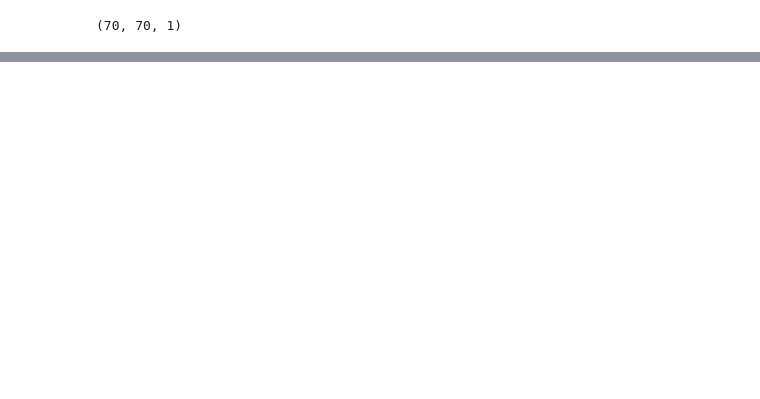
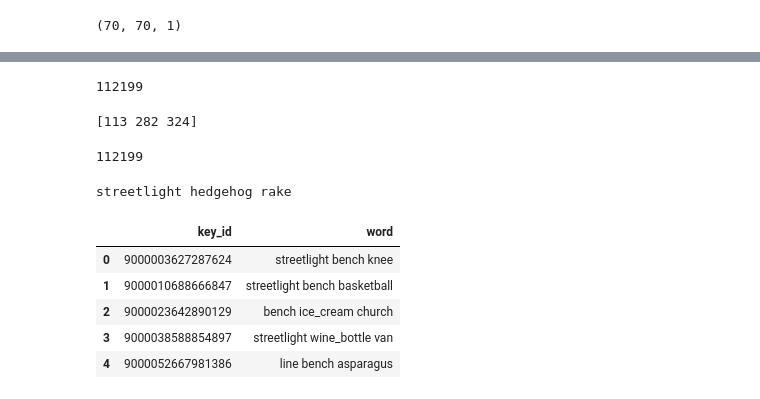
Before and after one commit to hasibzunair/kaggle-quickdraw, a Jupyter notebook: codes/simple-keras-train.ipynb, the cells around one changed output, grey strips where cells are left out. Cells and saved outputs as stored; diff of their text form; code cells hidden in the pictures; blank space fills up the shorter version.

Commit message:
first submission

```diff
--- a/codes/simple-keras-train.ipynb
+++ b/codes/simple-keras-train.ipynb
@@ -169,0 +280,9 @@ Epoch 2/5
+# %%
+if K.image_data_format() == 'channels_first':
+    testing_images = testing_images.reshape(testing_images.shape[0], 1, img_rows, img_cols)
+    input_shape = (1, img_rows, img_cols)
+else:
+    testing_images = testing_images.reshape(testing_images.shape[0], img_rows, img_cols, 1)
+input_shape = (img_rows, img_cols, 1)
+# %%
+testing_images = testing_images.astype('float32')
@@ -169,0 +293,34 @@ Epoch 2/5
+# %%
+predictions = model.predict(testing_images)
+# %%
+print(len(predictions))
+# %% [output]
+112199
+# %%
+x = np.argpartition(predictions[5], -3)[-3:]
+print(x)
+# %% [output]
+[113 282 324]
+# %%
+top_3_predictions = np.asarray([np.argpartition(pred, -3)[-3:] for pred in predictions])
+top_3_predictions = ['%s %s %s' % (n_classes[pred[0]], n_classes[pred[1]], n_classes[pred[2]]) for pred in top_3_predictions]
+test['word'] = top_3_predictions
+# %%
+len(top_3_predictions)
+# %% [output]
+112199
+# %%
+print(top_3_predictions[101000])
+# %% [output]
+streetlight hedgehog rake
+# %%
+submission = test[['key_id', 'word']]
+submission.to_csv(SUBMISSION_NAME, index=False)
+submission.head()
+# %% [output]
+|  | key_id | word |
+| 0 | 9000003627287624 | streetlight bench knee |
+| 1 | 9000010688666847 | streetlight bench basketball |
+| 2 | 9000023642890129 | bench ice_cream church |
+| 3 | 9000038588854897 | streetlight wine_bottle van |
+| 4 | 9000052667981386 | line bench asparagus |
```
Also changed, not shown: parts of 30 cells of this notebook.
